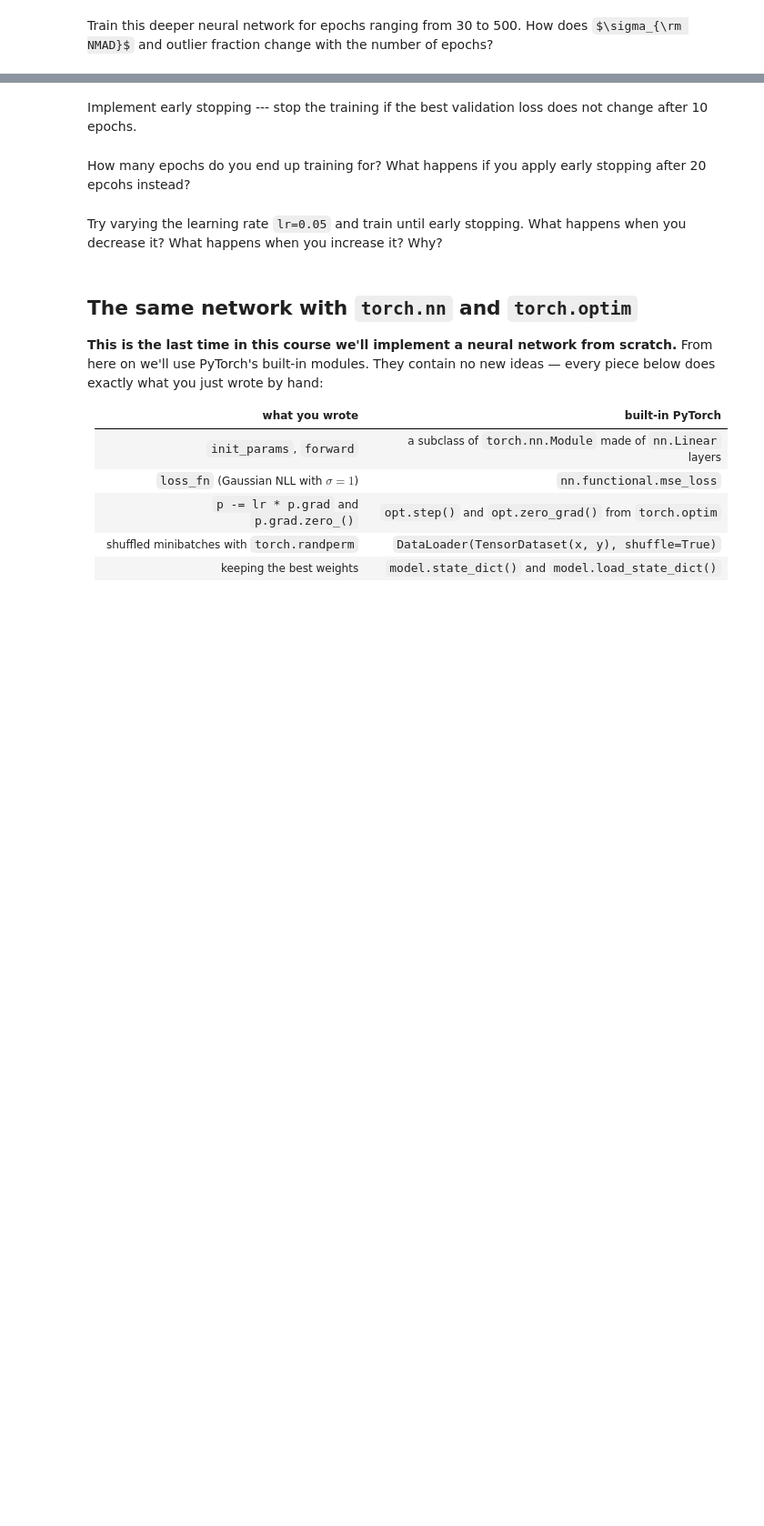
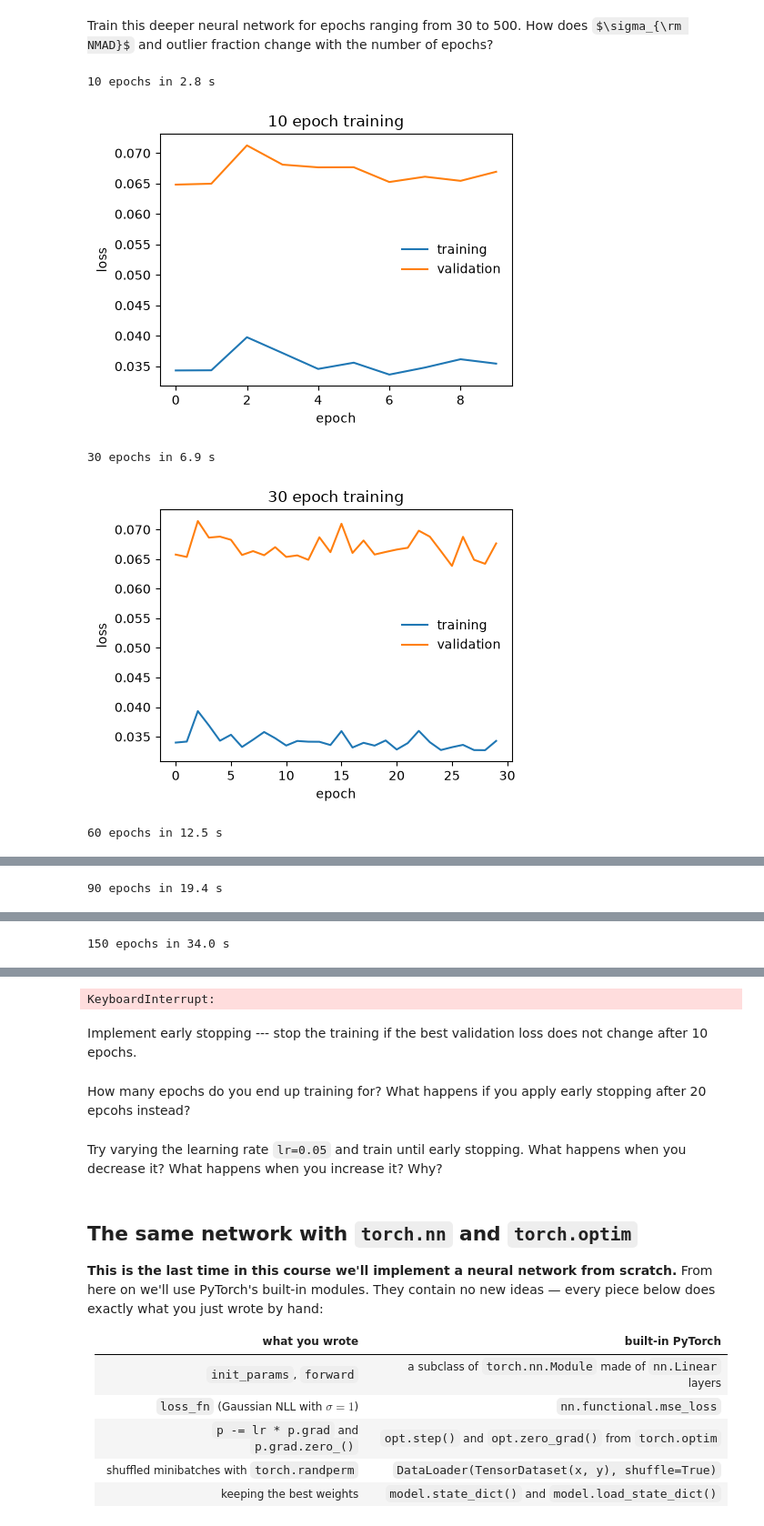
Before and after one commit to asamcnaughton/ast384c, a Jupyter notebook: inclass/lec12_nn/photoz_mlp.ipynb, the cells around one changed output, grey strips where cells are left out. Shown at 91% size. Saved outputs shown, nothing was run; the diff lists cells and outputs as text; code cells hidden in the pictures; some formulas as TeX source; blank space fills up the shorter version.

```diff
--- a/inclass/lec12_nn/photoz_mlp.ipynb
+++ b/inclass/lec12_nn/photoz_mlp.ipynb
@@ -226,2 +249,27 @@ print(f'total parameters: {sum(p.numel() for p in params)}')
 # %% [markdown]
 Train this deeper neural network for epochs ranging from 30 to 500. How does $\sigma_{\rm NMAD}$ and outlier fraction change with the number of epochs?
+# %%
+epoches = [10, 30, 60, 90, 150, 250, 500]
+for ep in epoches:
+    t0 = time.time()
+    hist = train_by_hand(params,epochs = ep)
+    with torch.no_grad():
+        z_mlp = to_z(forward(params, Xs[i_te]).squeeze(1)).numpy()
+    nmad, frac = photoz_metrics(z_mlp, zspec[i_te])
+    print(f'{ep} epochs in {time.time() - t0:.1f} s')
+    print(f'sig_nmad, ')
+    fig, ax = plt.subplots(1, 1, figsize=(5, 3.6))
+    ax.plot(hist[:, 0], label='training')
+    ax.plot(hist[:, 1], label='validation')
+    ax.set_xlabel('epoch')
+    ax.set_ylabel('loss')
+    ax.set_title(f'{ep} epoch training')
+    ax.legend(frameon=False)
+    plt.show()
+    fig.clear()
+# %% [output]
+10 epochs in 2.8 s
+[figure, added]
+30 epochs in 6.9 s
+[figure, added]
+60 epochs in 12.5 s
@@ -227,0 +277 @@ Train this deeper neural network for epochs ranging from 30 to 500. How does $\s
+90 epochs in 19.4 s
@@ -227,0 +279 @@ Train this deeper neural network for epochs ranging from 30 to 500. How does $\s
+150 epochs in 34.0 s
@@ -228,3 +281,4 @@ Train this deeper neural network for epochs ranging from 30 to 500. How does $\s
+KeyboardInterrupt:
 # %% [markdown]
 Implement early stopping --- stop the training if the best validation loss does not change after 10 epochs.
 # %%
```
Also changed, not shown: parts of 11 cells of this notebook, 13 other files.
